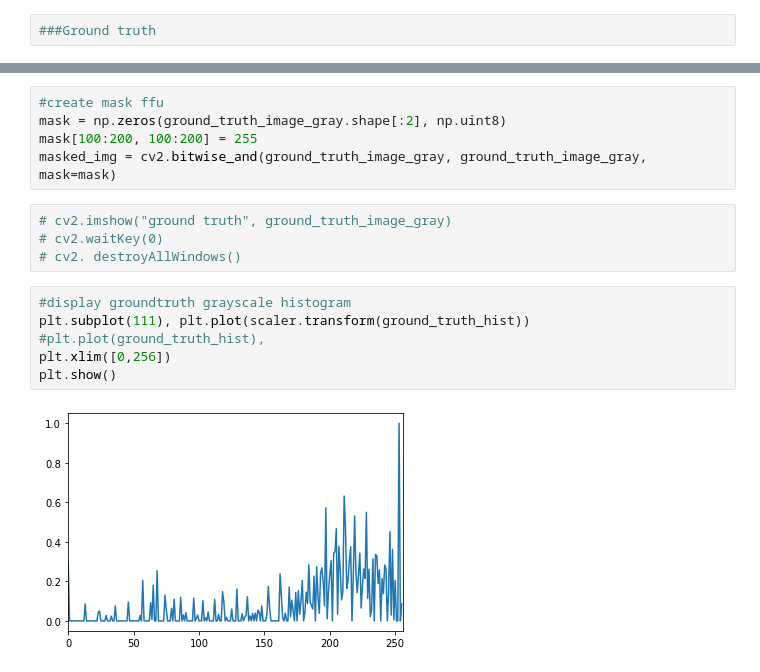
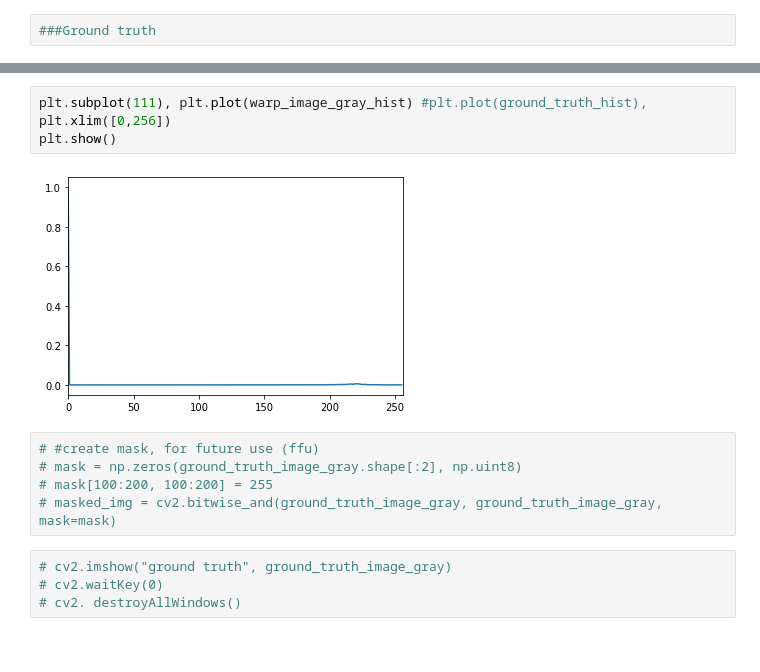
Before and after one commit to fataleror/id_verification, a Jupyter notebook: image_segmentation_licna_karta_v1.0_git.ipynb, the cells around one changed output, grey strips where cells are left out. Cells and saved outputs as stored; diff of their text form.

```diff
--- a/image_segmentation_licna_karta_v1.0_git.ipynb
+++ b/image_segmentation_licna_karta_v1.0_git.ipynb
@@ -676,16 +760,15 @@ IMAGE_PATH
+# %%
+plt.subplot(111), plt.plot(warp_image_gray_hist) #plt.plot(ground_truth_hist),
+plt.xlim([0,256])
+plt.show()
+# %% [output]
+[figure, added]
 # %%
-#create mask ffu
-mask = np.zeros(ground_truth_image_gray.shape[:2], np.uint8)
-mask[100:200, 100:200] = 255
-masked_img = cv2.bitwise_and(ground_truth_image_gray, ground_truth_image_gray, mask=mask)
+# #create mask, for future use (ffu)
+# mask = np.zeros(ground_truth_image_gray.shape[:2], np.uint8)
+# mask[100:200, 100:200] = 255
+# masked_img = cv2.bitwise_and(ground_truth_image_gray, ground_truth_image_gray, mask=mask)
 # %%
 # cv2.imshow("ground truth", ground_truth_image_gray)
 # cv2.waitKey(0)
 # cv2. destroyAllWindows()
-# %%
-#display groundtruth grayscale histogram
-plt.subplot(111), plt.plot(scaler.transform(ground_truth_hist)) #plt.plot(ground_truth_hist),
-plt.xlim([0,256])
-plt.show()
-# %% [output]
-[figure, removed]
```
Also changed, not shown: parts of 26 cells of this notebook.
